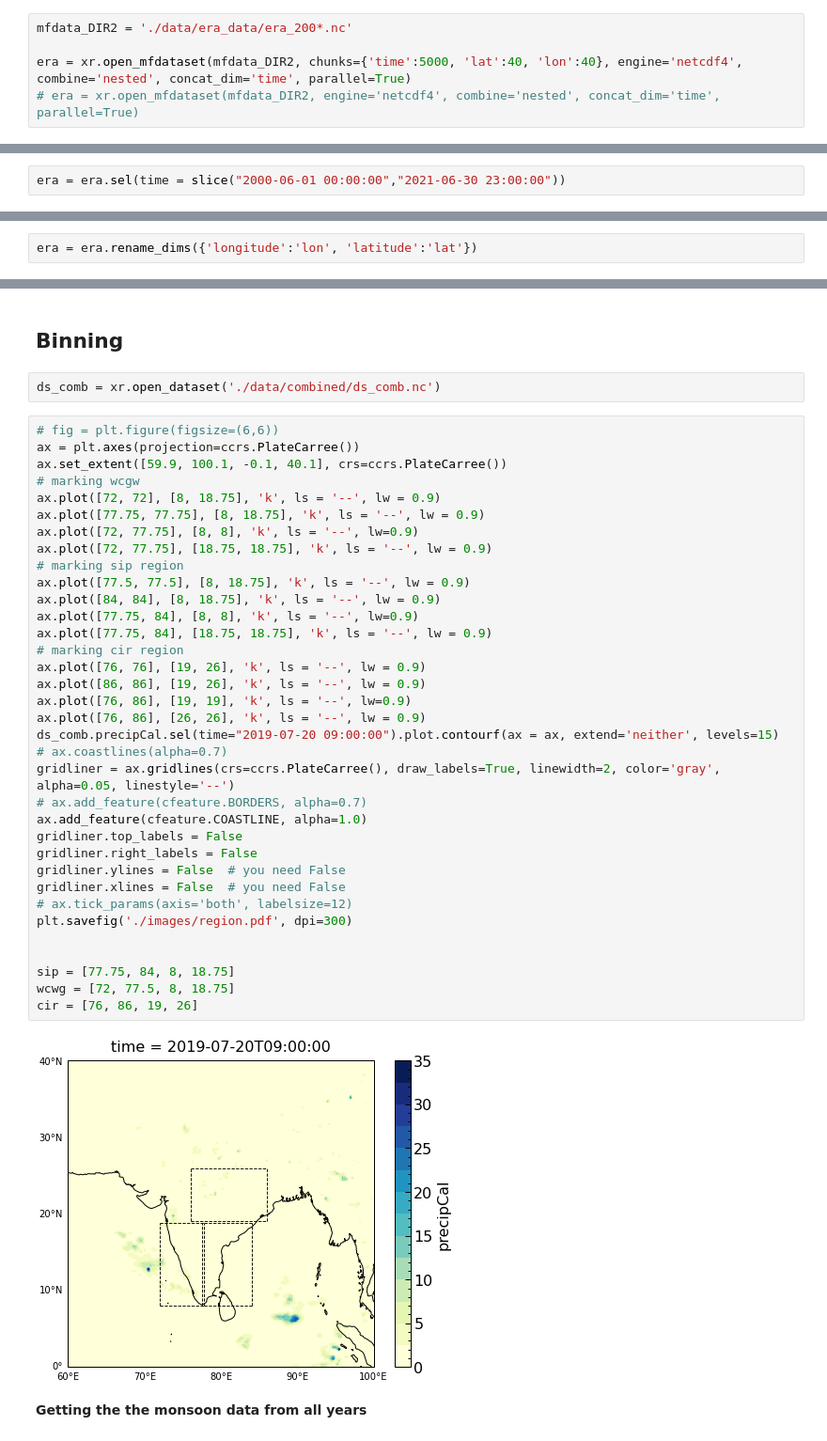
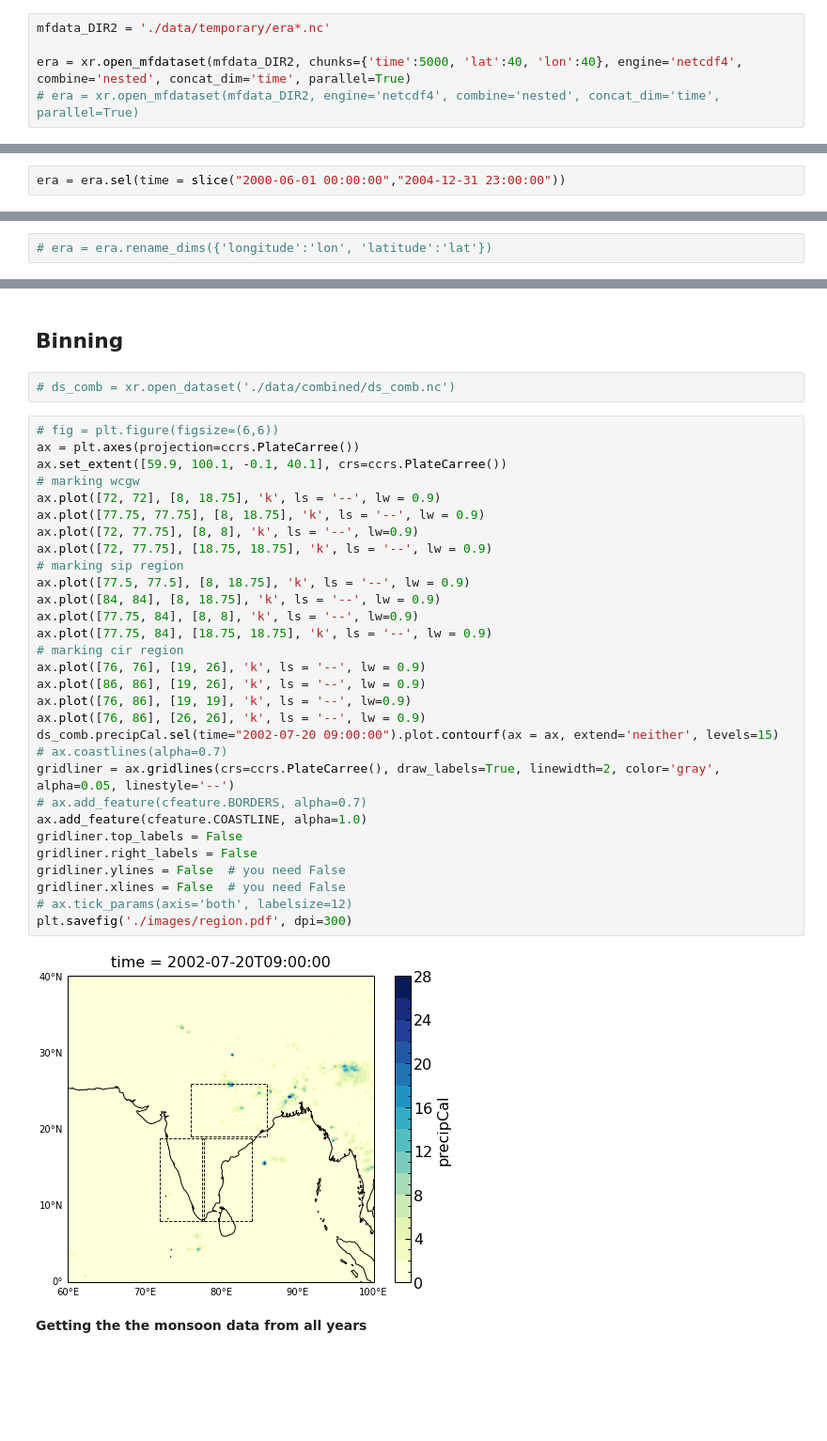
Before and after one commit to adisen99/msc_project, a Jupyter notebook: test.ipynb, the cells around one changed output, grey strips where cells are left out. Shown at 94% size. Cells and saved outputs as stored; diff of their text form; blank space fills up the shorter version.

```diff
--- a/test.ipynb
+++ b/test.ipynb
@@ -122,7 +110,7 @@ float64
 array([ 0. , 0.25, 0.5 , 0.75, 1. , 1.25, 1.5 , 1.75, 2. , 2.25, 2.5 , 2.75, 3. , 3.25, 3.5 , 3.75, 4. , 4.25, 4.5 , 4.75, 5. , 5.25, 5.5 , 5.75, 6. , 6.25, 6.5 , 6.75, 7. , 7.25, 7.5 , 7.75, 8. , 8.2 ...
 Attributes: (0)
 # %%
-mfdata_DIR2 = './data/era_data/era_200*.nc'
+mfdata_DIR2 = './data/temporary/era*.nc'
 
 era = xr.open_mfdataset(mfdata_DIR2, chunks={'time':5000, 'lat':40, 'lon':40}, engine='netcdf4', combine='nested', concat_dim='time', parallel=True)
 # era = xr.open_mfdataset(mfdata_DIR2, engine='netcdf4', combine='nested', concat_dim='time', parallel=True)
@@ -130,7 +118,7 @@ era = xr.open_mfdataset(mfdata_DIR2, chunks={'time':5000, 'lat':40, 'lon':40}, e
 with dask.config.set(**{'array.slicing.split_large_chunks': False}):
     era = era.reindex(latitude = era.latitude[::-1])
 # %%
-era = era.sel(time = slice("2000-06-01 00:00:00","2021-06-30 23:00:00"))
+era = era.sel(time = slice("2000-06-01 00:00:00","2004-12-31 23:00:00"))
 # %%
 era = era.unify_chunks()
 era.chunks
@@ -161,7 +151,7 @@ Attributes:
 # %%
 era = era.transpose('time', 'latitude', 'longitude')
 # %%
-era = era.rename_dims({'longitude':'lon', 'latitude':'lat'})
+# era = era.rename_dims({'longitude':'lon', 'latitude':'lat'})
 # %%
 era = era.rename({'longitude':'lon', 'latitude':'lat'})
 # %%
@@ -244,44 +234,39 @@ del ds_comb
 # %% [markdown]
 ## Binning
 # %%
-ds_comb = xr.open_dataset('./data/combined/ds_comb.nc')
+# ds_comb = xr.open_dataset('./data/combined/ds_comb.nc')
 # %%
 # fig = plt.figure(figsize=(6,6))
 ax = plt.axes(projection=ccrs.PlateCarree())
 ax.set_extent([59.9, 100.1, -0.1, 40.1], crs=ccrs.PlateCarree())
 # marking wcgw
 ax.plot([72, 72], [8, 18.75], 'k', ls = '--', lw = 0.9)
 ax.plot([77.75, 77.75], [8, 18.75], 'k', ls = '--', lw = 0.9)
 ax.plot([72, 77.75], [8, 8], 'k', ls = '--', lw=0.9)
 ax.plot([72, 77.75], [18.75, 18.75], 'k', ls = '--', lw = 0.9)
 # marking sip region
 ax.plot([77.5, 77.5], [8, 18.75], 'k', ls = '--', lw = 0.9)
 ax.plot([84, 84], [8, 18.75], 'k', ls = '--', lw = 0.9)
 ax.plot([77.75, 84], [8, 8], 'k', ls = '--', lw=0.9)
 ax.plot([77.75, 84], [18.75, 18.75], 'k', ls = '--', lw = 0.9)
 # marking cir region
 ax.plot([76, 76], [19, 26], 'k', ls = '--', lw = 0.9)
 ax.plot([86, 86], [19, 26], 'k', ls = '--', lw = 0.9)
 ax.plot([76, 86], [19, 19], 'k', ls = '--', lw=0.9)
 ax.plot([76, 86], [26, 26], 'k', ls = '--', lw = 0.9)
-ds_comb.precipCal.sel(time="2019-07-20 09:00:00").plot.contourf(ax = ax, extend='neither', levels=15)
+ds_comb.precipCal.sel(time="2002-07-20 09:00:00").plot.contourf(ax = ax, extend='neither', levels=15)
 # ax.coastlines(alpha=0.7)
 gridliner = ax.gridlines(crs=ccrs.PlateCarree(), draw_labels=True, linewidth=2, color='gray', alpha=0.05, linestyle='--')
 # ax.add_feature(cfeature.BORDERS, alpha=0.7)
 ax.add_feature(cfeature.COASTLINE, alpha=1.0)
 gridliner.top_labels = False
 gridliner.right_labels = False
 gridliner.ylines = False  # you need False
 gridliner.xlines = False  # you need False
 # ax.tick_params(axis='both', labelsize=12)
 plt.savefig('./images/region.pdf', dpi=300)
-
-
-sip = [77.75, 84, 8, 18.75]
-wcwg = [72, 77.5, 8, 18.75]
-cir = [76, 86, 19, 26]
 # %% [output]
-[figure, old version]
+[figure, new version]
 # %% [markdown]
 **Getting the the monsoon data from all years**
 # %%
```
Also changed, not shown: parts of 63 cells of this notebook, 5 other files.
